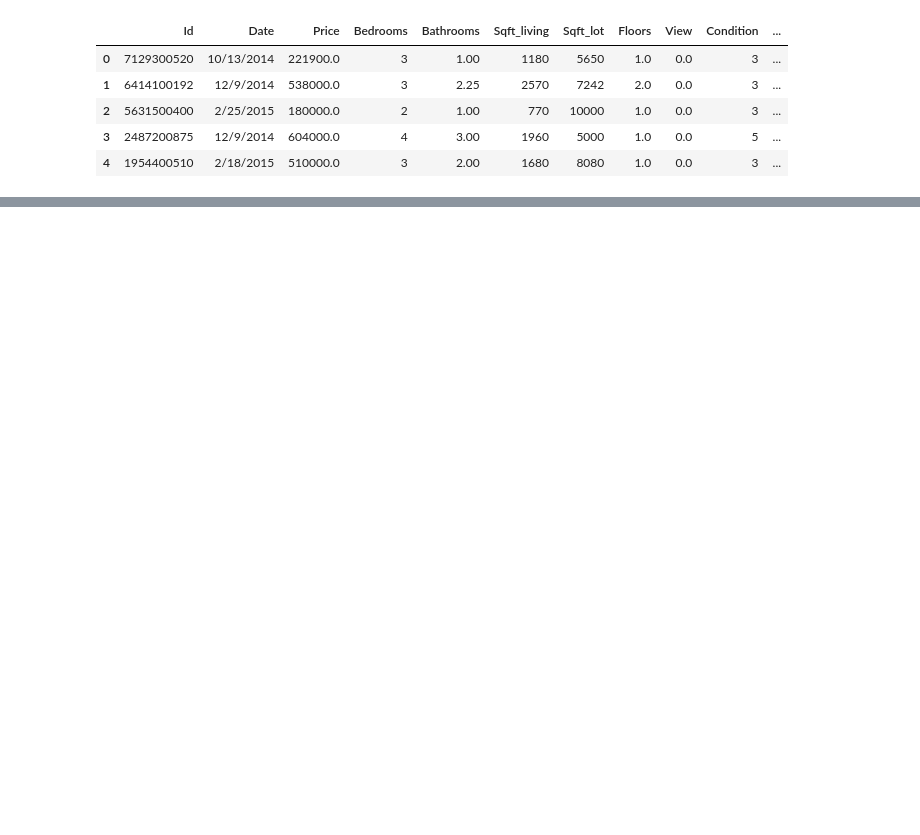
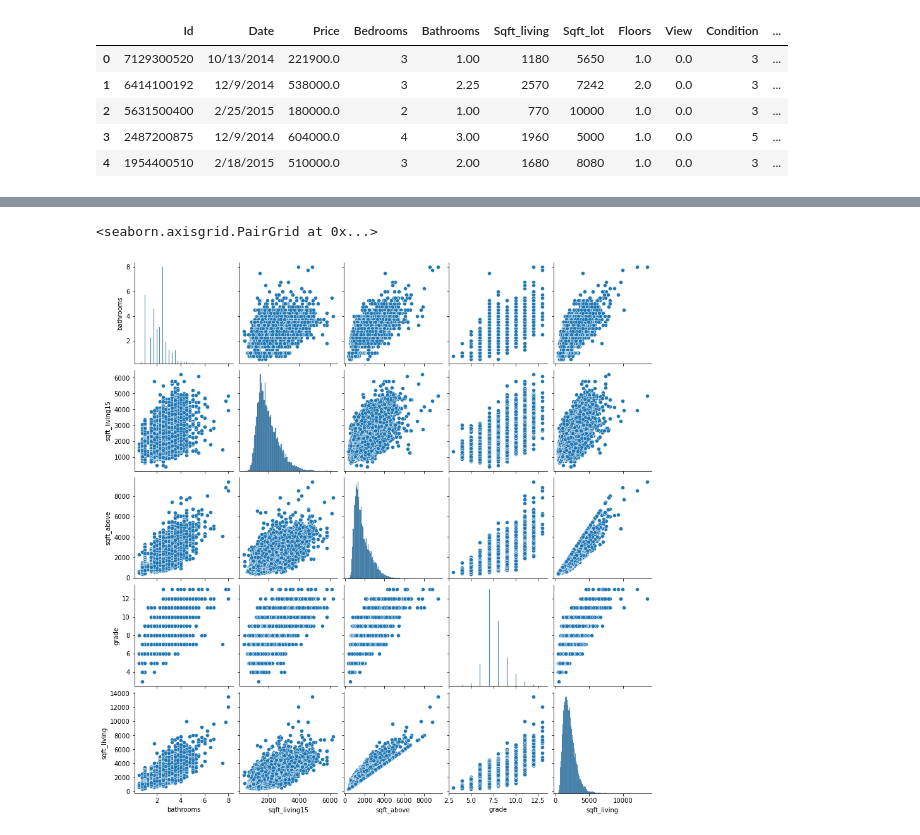
Before and after one commit to ShamlaA/Phase-2-Group-17-Project, a Jupyter notebook: Work_in_Progress/Phoebe.ipynb, the cells around one changed output, grey strips where cells are left out. Drawn from its saved outputs; the diff is of its cells as text; code cells hidden in the pictures; blank space fills up the shorter version.

```diff
--- a/Work_in_Progress/Phoebe.ipynb
+++ b/Work_in_Progress/Phoebe.ipynb
@@ -277,0 +357,2 @@ TypeError: xlabel() takes from 1 to 3 positional arguments but 6 were given
+# %%
+df1 = df[['bathrooms', 'sqft_living15', 'sqft_above', 'grade', 'sqft_living']]
@@ -277,0 +368,5 @@ TypeError: xlabel() takes from 1 to 3 positional arguments but 6 were given
+# %%
+sns.pairplot(data = df1)
+# %% [output]
+<seaborn.axisgrid.PairGrid at 0x...>
+[figure, added]
```
Also changed, not shown: parts of 56 cells of this notebook.
